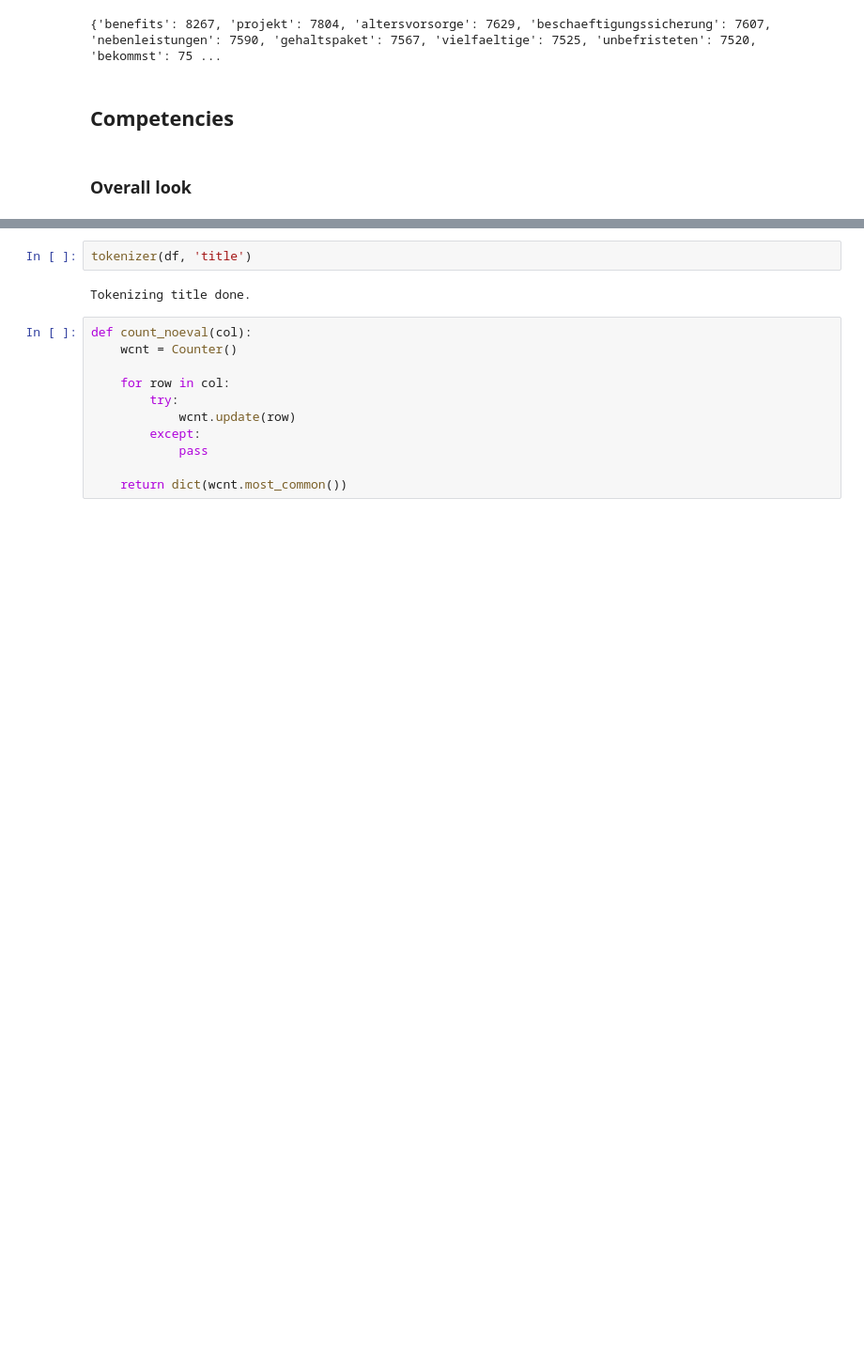
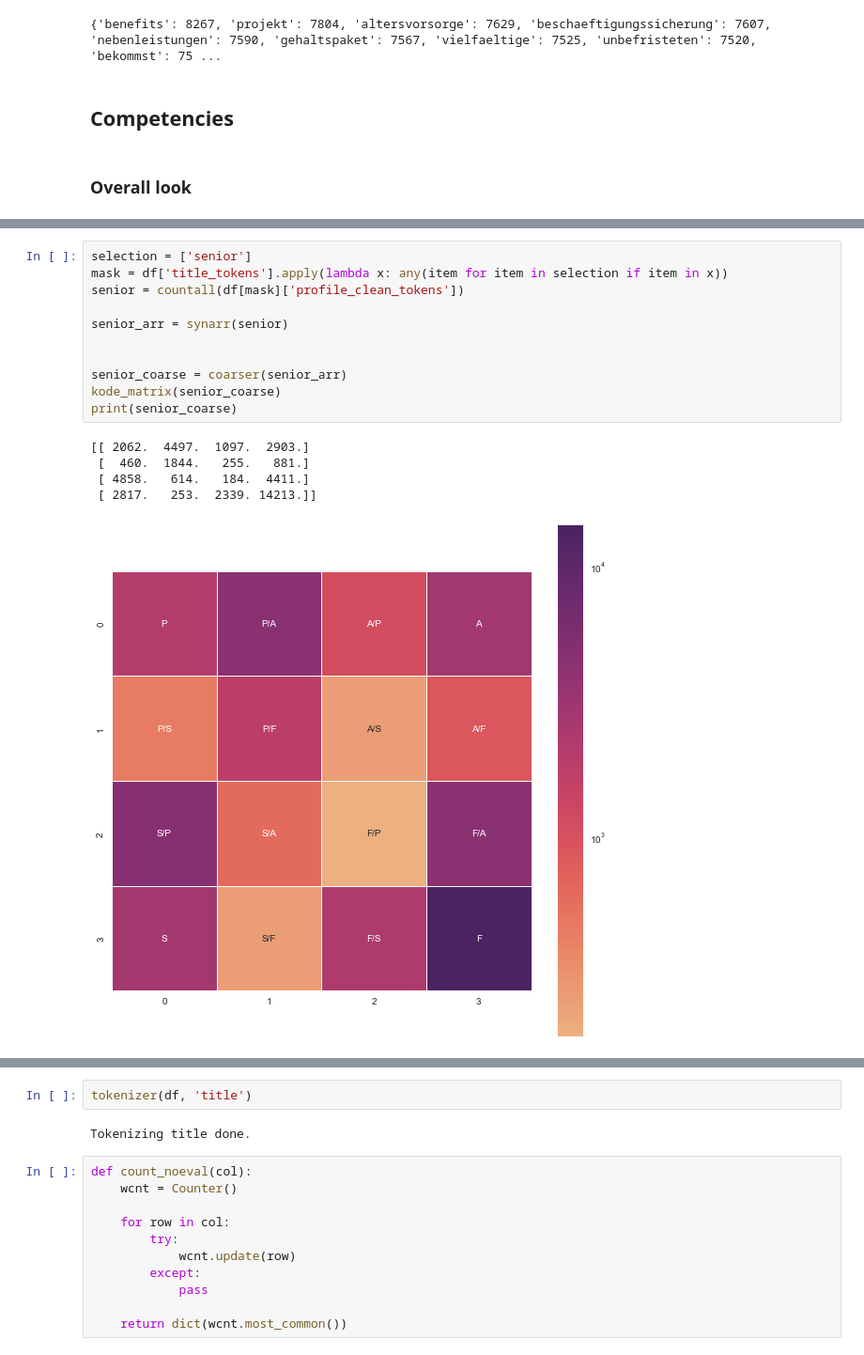
Before and after one commit to sharasivam/stellenanzeigen, a Jupyter notebook: story.ipynb, the cells around one changed output, grey strips where cells are left out. Shown at 94% size. Drawn from its saved outputs; the diff is of its cells as text; blank space fills up the shorter version.

```diff
--- a/story.ipynb
+++ b/story.ipynb
@@ -515,0 +529,17 @@ sns.heatmap(goho,
+# %%
+selection = ['senior']
+mask = df['title_tokens'].apply(lambda x: any(item for item in selection if item in x))
+senior = countall(df[mask]['profile_clean_tokens'])
+
+senior_arr = synarr(senior)
+
+
+senior_coarse = coarser(senior_arr)
+kode_matrix(senior_coarse)
+print(senior_coarse)
+# %% [output]
+[[ 2062.  4497.  1097.  2903.]
+ [  460.  1844.   255.   881.]
+ [ 4858.   614.   184.  4411.]
+ [ 2817.   253.  2339. 14213.]]
+[figure, added]
```
Also changed, not shown: parts of 7 cells of this notebook.
